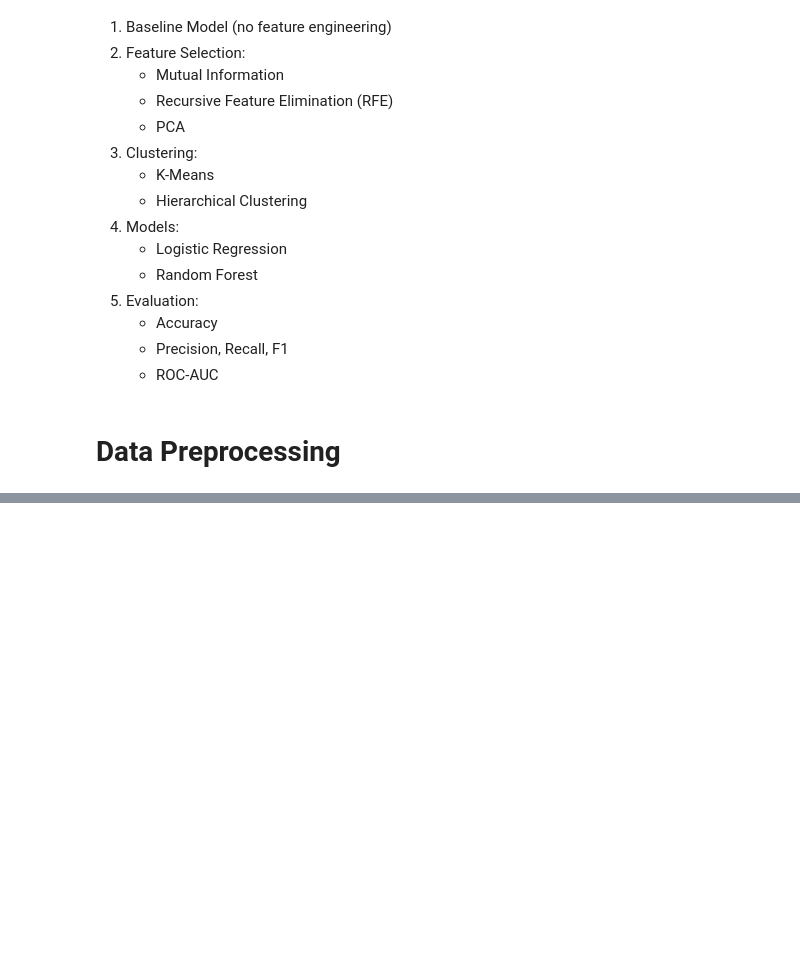
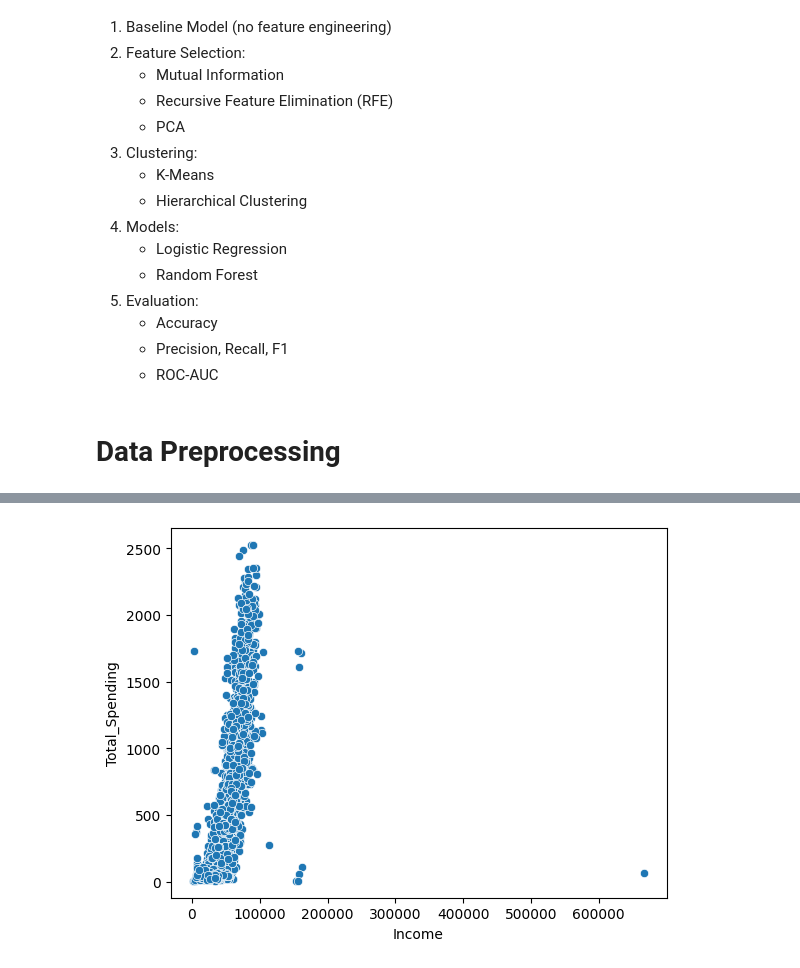
Before and after one commit to SrivaniVadlamannati/customer_response_prediction, a Jupyter notebook: notebooks/customer_response_prediction.ipynb, the cells around one changed output, grey strips where cells are left out. Saved outputs shown, nothing was run; the diff lists cells and outputs as text; code cells hidden in the pictures; blank space fills up the shorter version.

```diff
--- a/notebooks/customer_response_prediction.ipynb
+++ b/notebooks/customer_response_prediction.ipynb
@@ -146,0 +167,6 @@ X_scaled = scaler.fit_transform(df)
+# %%
+#Income vs Spending
+sns.scatterplot(x="Income", y="Total_Spending", data=df)
+plt.show()
+# %% [output]
+[figure, added]
```
Also changed, not shown: parts of 3 cells of this notebook.
